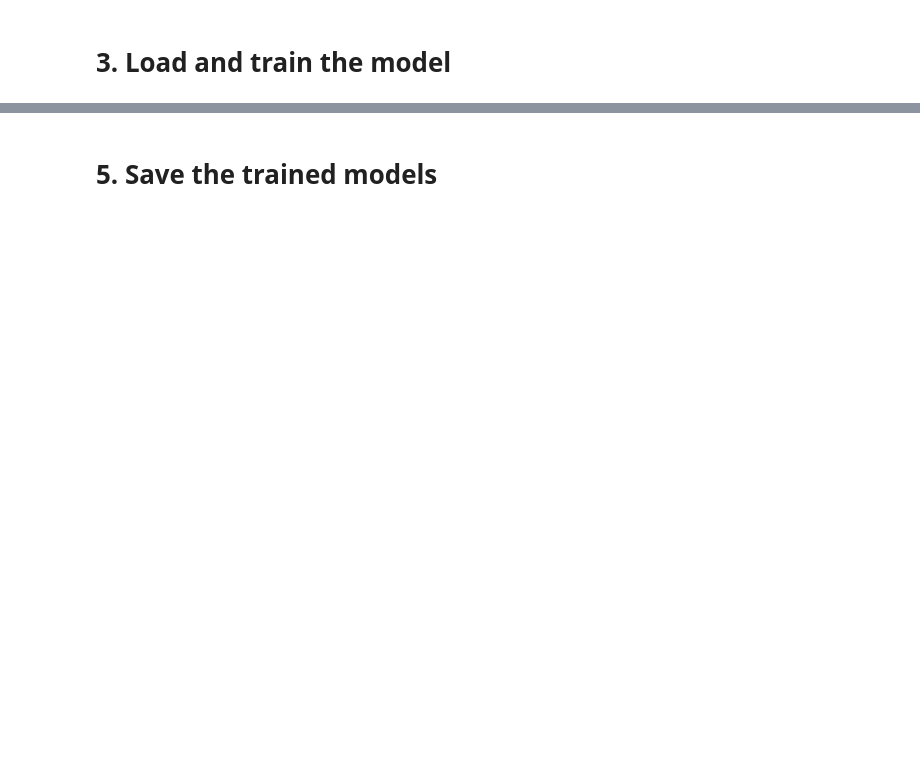
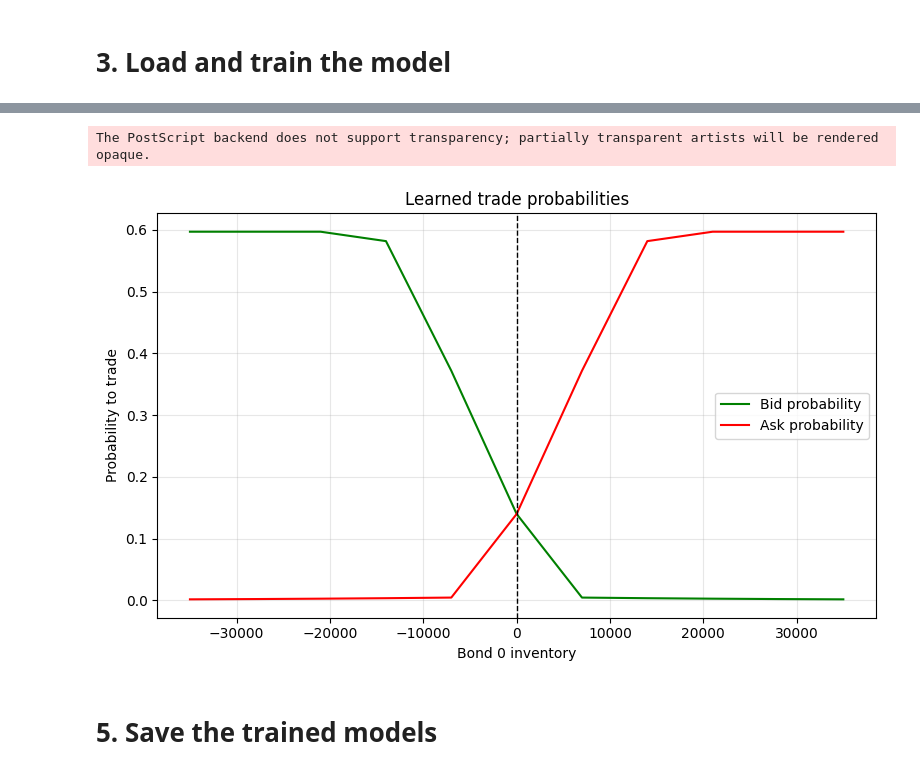
Before and after one commit to MariusKart/Deep-RL-for-Market-Making, a Jupyter notebook: Notebooks/1bond.ipynb, the cells around one changed output, grey strips where cells are left out. Saved outputs shown, nothing was run; the diff lists cells and outputs as text; code cells hidden in the pictures; blank space fills up the shorter version.

```diff
--- a/Notebooks/1bond.ipynb
+++ b/Notebooks/1bond.ipynb
@@ -195,3 +164,49 @@ Average reward per RFQ (Trained actor): 127.1897391424179
+# %%
+import os
+
+actor = actors[0]
+actor.eval()
+
+device = next(actor.parameters()).device
+
+q_grid = np.linspace(LB_RISK[0], UB_RISK[0], 11, dtype=np.float32).reshape(-1, 1)
+
+q_bid = q_grid / SIZES[0]
+q_ask = -q_grid / SIZES[0]
+
+with torch.no_grad():
+    q_bid_t = torch.tensor(q_bid, dtype=torch.float32, device=device)
+    q_ask_t = torch.tensor(q_ask, dtype=torch.float32, device=device)
+
+    p_bid = actor(q_bid_t)
+    p_ask = actor(q_ask_t)
+
+    if p_bid.dim() == 2 and p_bid.shape[1] == 1:
+        p_bid = p_bid[:, 0]
+    if p_ask.dim() == 2 and p_ask.shape[1] == 1:
+        p_ask = p_ask[:, 0]
+
+    p_bid = p_bid.detach().cpu().numpy()
+    p_ask = p_ask.detach().cpu().numpy()
+
+plt.figure(figsize=(8, 5))
+plt.plot(q_grid[:, 0], p_bid, color="green", label="Bid probability")
+plt.plot(q_grid[:, 0], p_ask, color="red", label="Ask probability")
+plt.xlabel(f"Bond {SELECTED_BONDS[0]} inventory")
+plt.ylabel("Probability to trade")
+plt.title("Learned trade probabilities")
+plt.axvline(0, color="black", linestyle="--", linewidth=1)
+plt.grid(True, alpha=0.3)
+plt.legend()
+plt.tight_layout()
+
+os.makedirs("figures", exist_ok=True)
+plt.savefig(f"figures/probability_to_trade_{SELECTED_BONDS}_bond.eps", format="eps")
+
+plt.show()
+# %% [output]
+The PostScript backend does not support transparency; partially transparent artists will be rendered opaque.
+[figure, added]
 # %% [markdown]
 # 5. Save the trained models
 # %%
```
Also changed, not shown: parts of 8 cells of this notebook, 40 other files.
